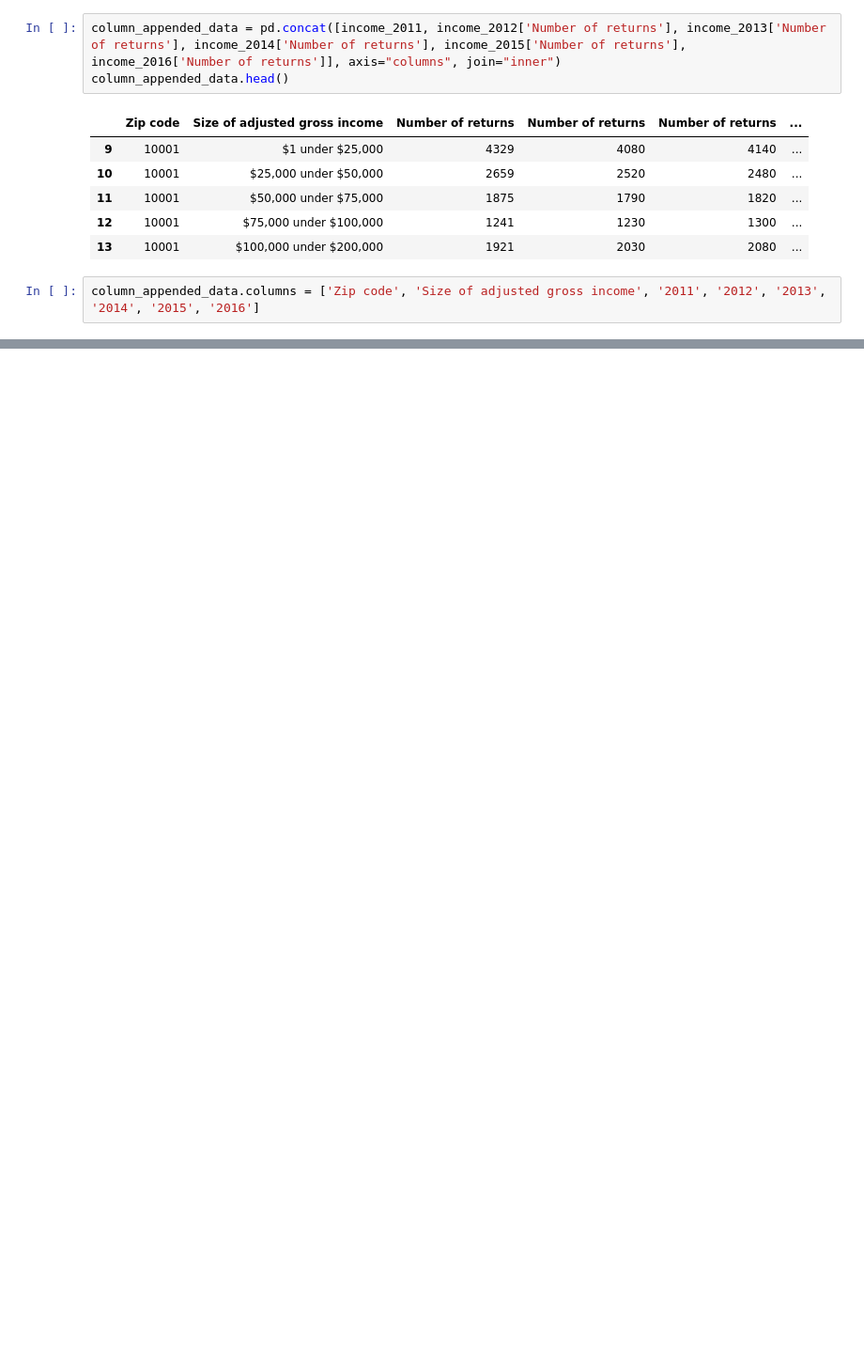
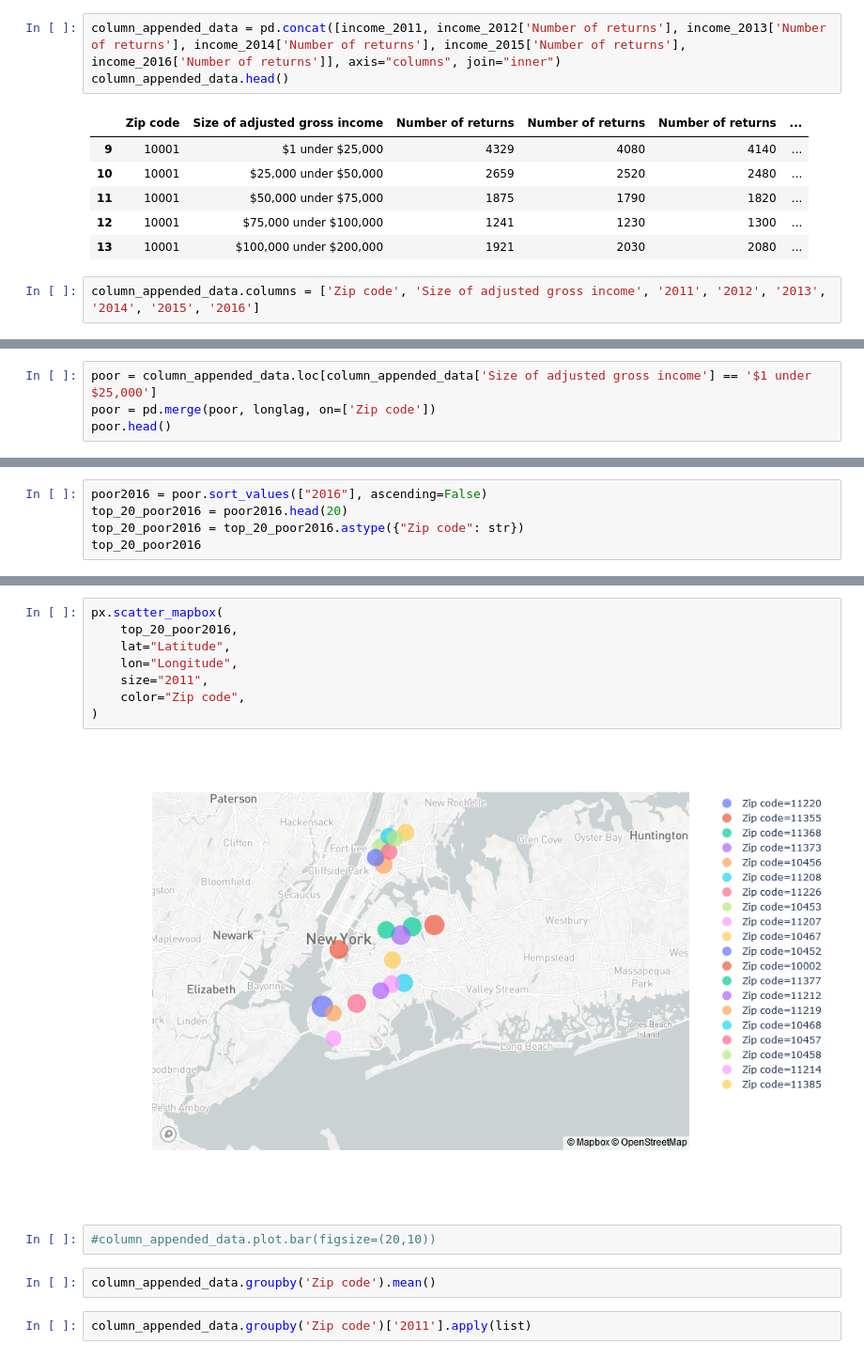
Before and after one commit to gesmith0606/three_stooges, a Jupyter notebook: code/ray_notebook.ipynb, the cells around one changed output, grey strips where cells are left out. Shown at 94% size. Cells and saved outputs as stored; diff of their text form; blank space fills up the shorter version.

```diff
--- a/code/ray_notebook.ipynb
+++ b/code/ray_notebook.ipynb
@@ -410,0 +371,4 @@ column_appended_data.head()
+# %%
+poor = column_appended_data.loc[column_appended_data['Size of adjusted gross income'] == '$1 under $25,000']
+poor = pd.merge(poor, longlag, on=['Zip code'])
+poor.head()
@@ -410,0 +432,5 @@ column_appended_data.head()
+# %%
+poor2016 = poor.sort_values(["2016"], ascending=False)
+top_20_poor2016 = poor2016.head(20)
+top_20_poor2016 = top_20_poor2016.astype({"Zip code": str})
+top_20_poor2016
@@ -410,0 +470,16 @@ column_appended_data.head()
+# %%
+px.scatter_mapbox(
+    top_20_poor2016,
+    lat="Latitude",
+    lon="Longitude",
+    size="2011",
+    color="Zip code",
+)
+# %% [output]
+[figure, added]
+# %%
+#column_appended_data.plot.bar(figsize=(20,10))
+# %%
+column_appended_data.groupby('Zip code').mean()
+# %%
+column_appended_data.groupby('Zip code')['2011'].apply(list)
```
Also changed, not shown: parts of 67 cells of this notebook.
